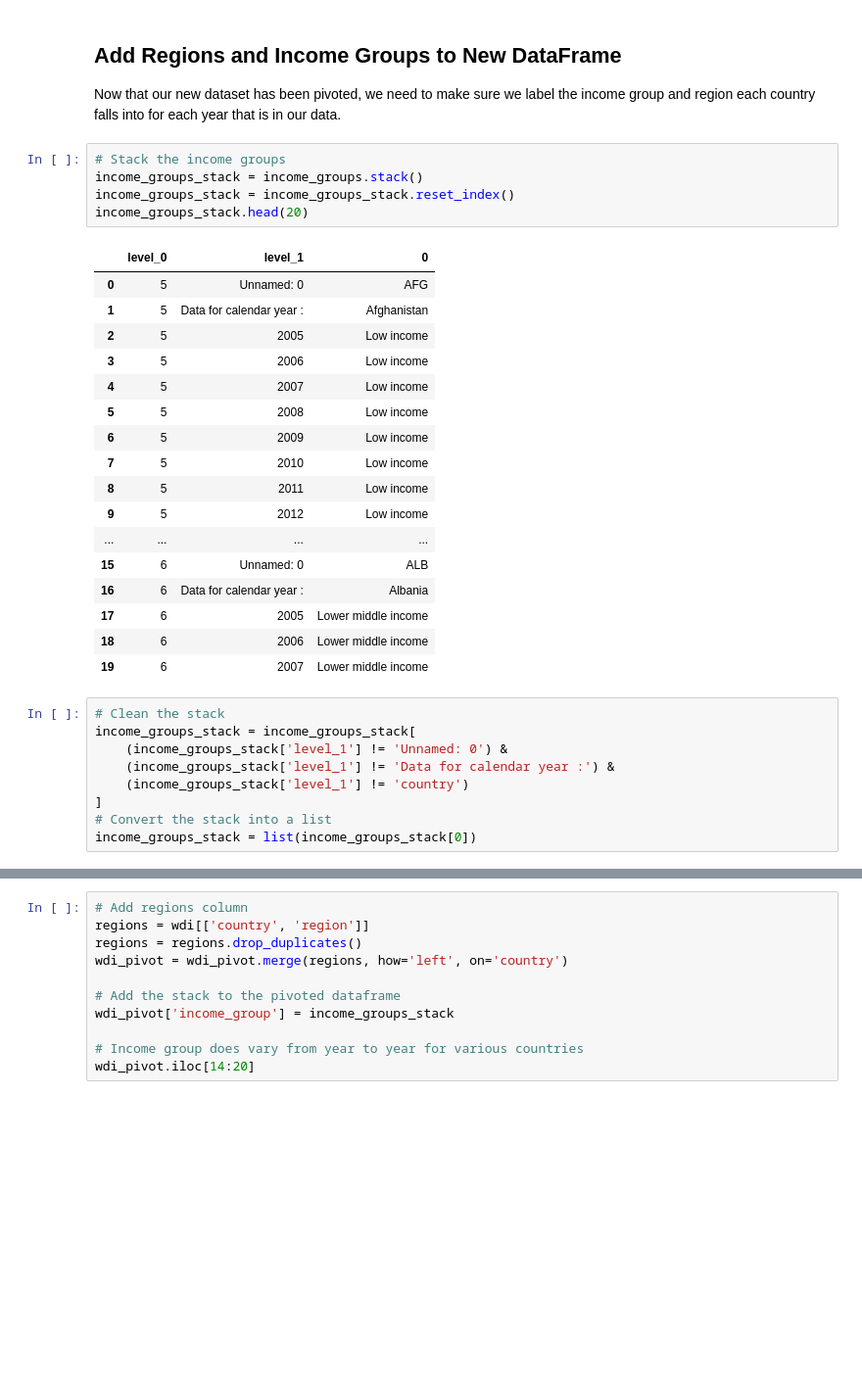
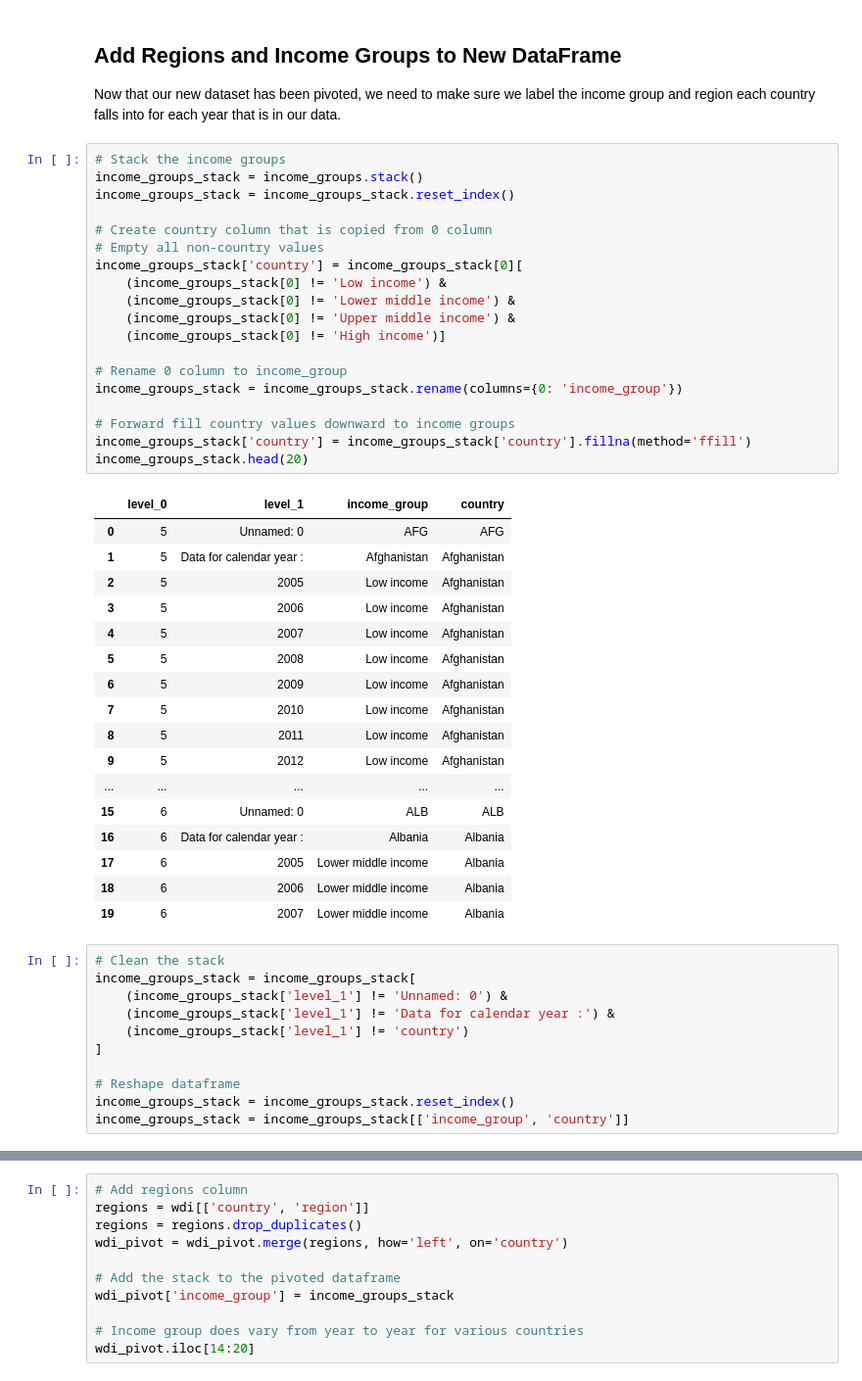
Before and after one commit to dametreusv/world_development_indicators, a Jupyter notebook: WDI_wrangle.ipynb, the cells around one changed output, grey strips where cells are left out. Shown at 98% size. Saved outputs shown, nothing was run; the diff lists cells and outputs as text; blank space fills up the shorter version.

```diff
--- a/WDI_wrangle.ipynb
+++ b/WDI_wrangle.ipynb
@@ -669,29 +669,43 @@ wdi_pivot.head()
 # %% [markdown]
 ## Add Regions and Income Groups to New DataFrame
 Now that our new dataset has been pivoted, we need to make sure we label the income group and region each country falls into for each year that is in our data.
-# %%
-# Stack the income groups
-income_groups_stack = income_groups.stack()
-income_groups_stack = income_groups_stack.reset_index()
-income_groups_stack.head(20)
-# %% [output]
-|  | level_0 | level_1 | 0 |
-| 0 | 5 | Unnamed: 0 | AFG |
-| 1 | 5 | Data for calendar year : | Afghanistan |
-| 2 | 5 | 2005 | Low income |
-| 3 | 5 | 2006 | Low income |
-| 4 | 5 | 2007 | Low income |
-| 5 | 5 | 2008 | Low income |
-| 6 | 5 | 2009 | Low income |
-| 7 | 5 | 2010 | Low income |
-| 8 | 5 | 2011 | Low income |
-| 9 | 5 | 2012 | Low income |
-| ... | ... | ... | ... |
-| 15 | 6 | Unnamed: 0 | ALB |
-| 16 | 6 | Data for calendar year : | Albania |
-| 17 | 6 | 2005 | Lower middle income |
-| 18 | 6 | 2006 | Lower middle income |
-| 19 | 6 | 2007 | Lower middle income |
+# %%
+# Stack the income groups
+income_groups_stack = income_groups.stack()
+income_groups_stack = income_groups_stack.reset_index()
+
+# Create country column that is copied from 0 column
+# Empty all non-country values
+income_groups_stack['country'] = income_groups_stack[0][
+    (income_groups_stack[0] != 'Low income') &
+    (income_groups_stack[0] != 'Lower middle income') &
+    (income_groups_stack[0] != 'Upper middle income') &
+    (income_groups_stack[0] != 'High income')]
+
+# Rename 0 column to income_group
+income_groups_stack = income_groups_stack.rename(columns={0: 'income_group'})
+
+# Forward fill country values downward to income groups
+income_groups_stack['country'] = income_groups_stack['country'].fillna(method='ffill')
+income_groups_stack.head(20)
+# %% [output]
+|  | level_0 | level_1 | income_group | country |
+| 0 | 5 | Unnamed: 0 | AFG | AFG |
+| 1 | 5 | Data for calendar year : | Afghanistan | Afghanistan |
+| 2 | 5 | 2005 | Low income | Afghanistan |
+| 3 | 5 | 2006 | Low income | Afghanistan |
+| 4 | 5 | 2007 | Low income | Afghanistan |
+| 5 | 5 | 2008 | Low income | Afghanistan |
+| 6 | 5 | 2009 | Low income | Afghanistan |
+| 7 | 5 | 2010 | Low income | Afghanistan |
+| 8 | 5 | 2011 | Low income | Afghanistan |
+| 9 | 5 | 2012 | Low income | Afghanistan |
+| ... | ... | ... | ... | ... |
+| 15 | 6 | Unnamed: 0 | ALB | ALB |
+| 16 | 6 | Data for calendar year : | Albania | Albania |
+| 17 | 6 | 2005 | Lower middle income | Albania |
+| 18 | 6 | 2006 | Lower middle income | Albania |
+| 19 | 6 | 2007 | Lower middle income | Albania |
 # %%
 # Clean the stack
 income_groups_stack = income_groups_stack[
@@ -699,5 +713,7 @@ income_groups_stack = income_groups_stack[
     (income_groups_stack['level_1'] != 'Data for calendar year :') &
     (income_groups_stack['level_1'] != 'country')
 ]
-# Convert the stack into a list
-income_groups_stack = list(income_groups_stack[0])
+
+# Reshape dataframe
+income_groups_stack = income_groups_stack.reset_index()
+income_groups_stack = income_groups_stack[['income_group', 'country']]
```
Also changed, not shown: parts of 12 cells of this notebook.
